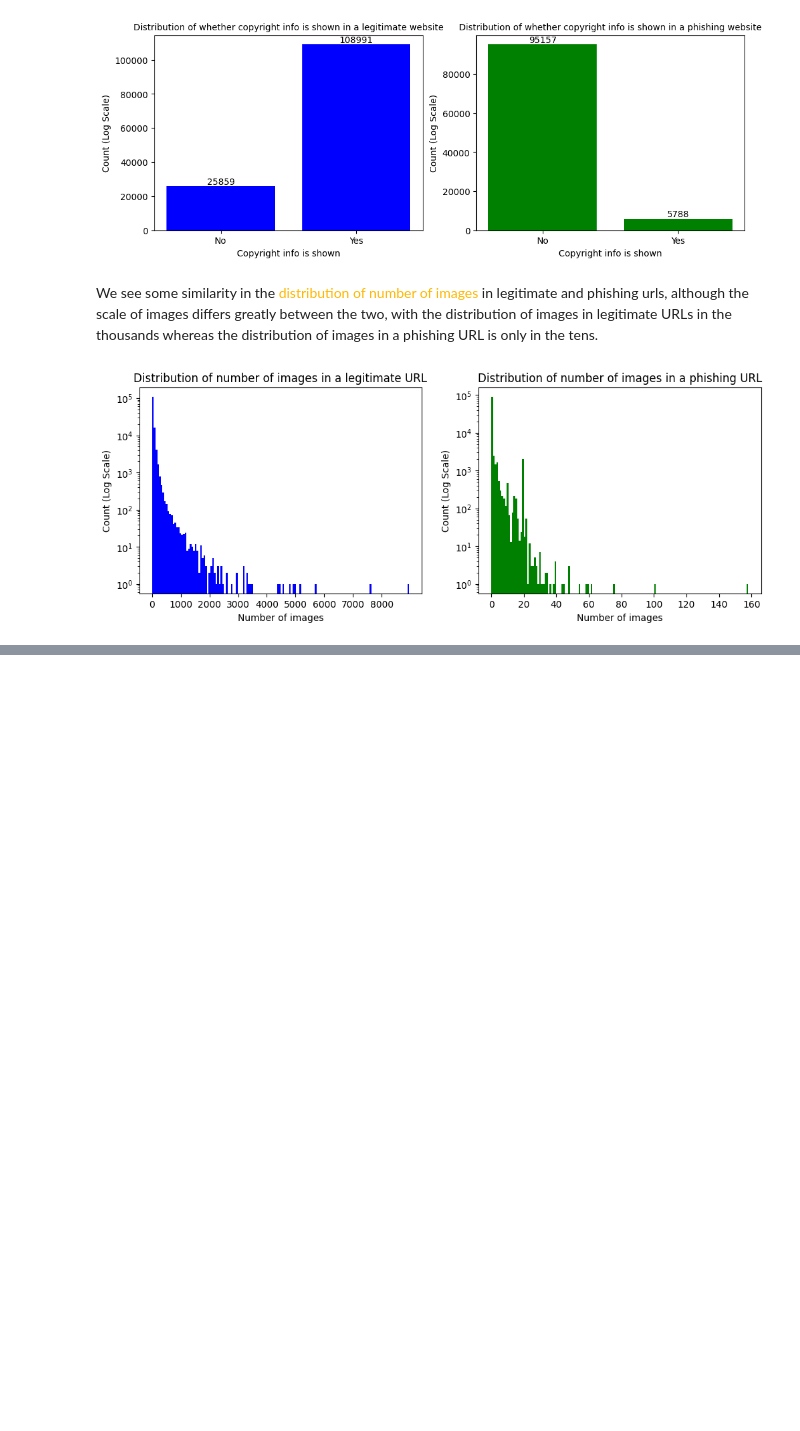
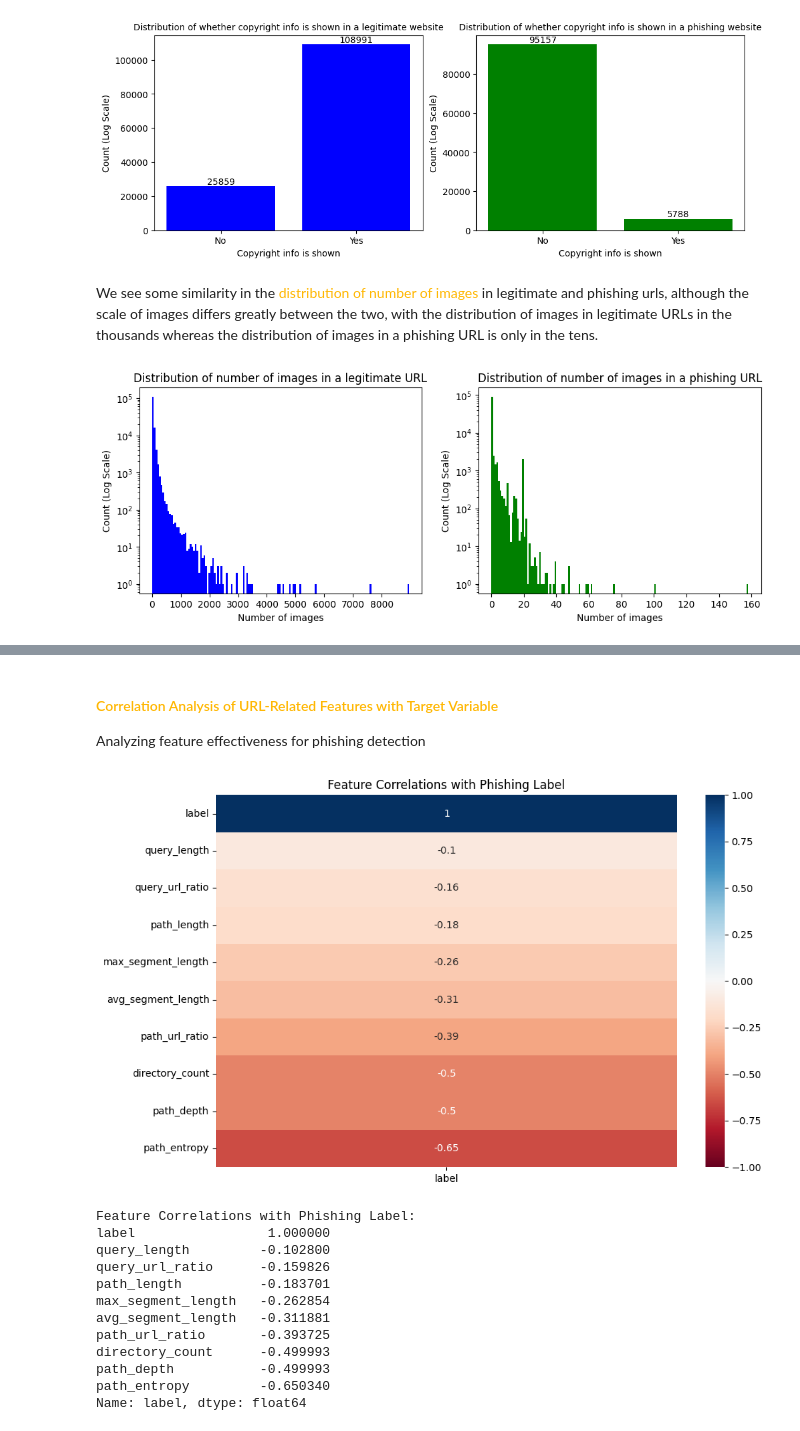
Before and after one commit to gjh0239/AITT-Assignment, a Jupyter notebook: Assignment/Assignment.ipynb, the cells around one changed output, grey strips where cells are left out. Saved outputs shown, nothing was run; the diff lists cells and outputs as text; code cells hidden in the pictures; blank space fills up the shorter version.

```diff
--- a/Assignment/Assignment.ipynb
+++ b/Assignment/Assignment.ipynb
@@ -964,0 +1432,71 @@ plt.show()
+# %% [markdown]
+#### <font color='#FFB703'>Correlation Analysis of URL-Related Features with Target Variable</font>
+Analyzing feature effectiveness for phishing detection
+# %%
+def analyze_feature_correlations(df):
+    """
+    Analyze correlations between URL features and phishing label
+
+    Parameters:
+    -----------
+    df : pandas.DataFrame
+        DataFrame containing URL features and phishing labels
+
+    Returns:
+    --------
+    pandas.Series
+        Correlations between features and phishing label, sorted by strength
+    """
+    # Select most relevant URL features for analysis
+    url_features = [
+        'path_entropy',           # Entropy of URL path
+        'directory_count',        # Number of directories in path
+        'path_depth',            # Depth of path structure
+        'path_url_ratio',        # Path length relative to URL length
+        'max_segment_length',     # Longest path segment
+        'avg_segment_length',     # Average path segment length
+        'path_length',           # Total path length
+        'query_length',          # Query string length
+        'query_url_ratio'        # Query length relative to URL
+    ]
+
+    # Calculate and sort correlations
+    correlations = (df[url_features + ['label']]
+                   .corr()['label']
+                   .sort_values(ascending=False))
+
+    # Visualize correlations
+    plt.figure(figsize=(10, 6))
+    sns.heatmap(
+        df[url_features + ['label']]
+        .corr()[['label']]
+        .sort_values(by='label', ascending=False),
+        annot=True,
+        cmap='RdBu',
+        vmin=-1,
+        vmax=1
+    )
+    plt.title('Feature Correlations with Phishing Label')
+    plt.tight_layout()
+    plt.show()
+
+    return correlations
+
+# Get correlation results
+feature_correlations = analyze_feature_correlations(df)
+print("\nFeature Correlations with Phishing Label:")
+print(feature_correlations)
+# %% [output]
+[figure, added]
+Feature Correlations with Phishing Label:
+label                 1.000000
+query_length         -0.102800
+query_url_ratio      -0.159826
+path_length          -0.183701
+max_segment_length   -0.262854
+avg_segment_length   -0.311881
+path_url_ratio       -0.393725
+directory_count      -0.499993
+path_depth           -0.499993
+path_entropy         -0.650340
+Name: label, dtype: float64
```
Also changed, not shown: parts of 49 cells of this notebook.
